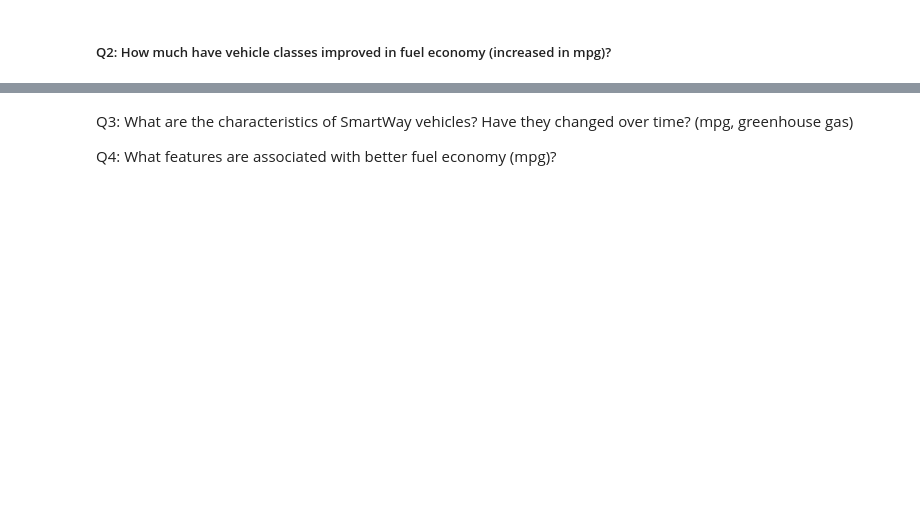
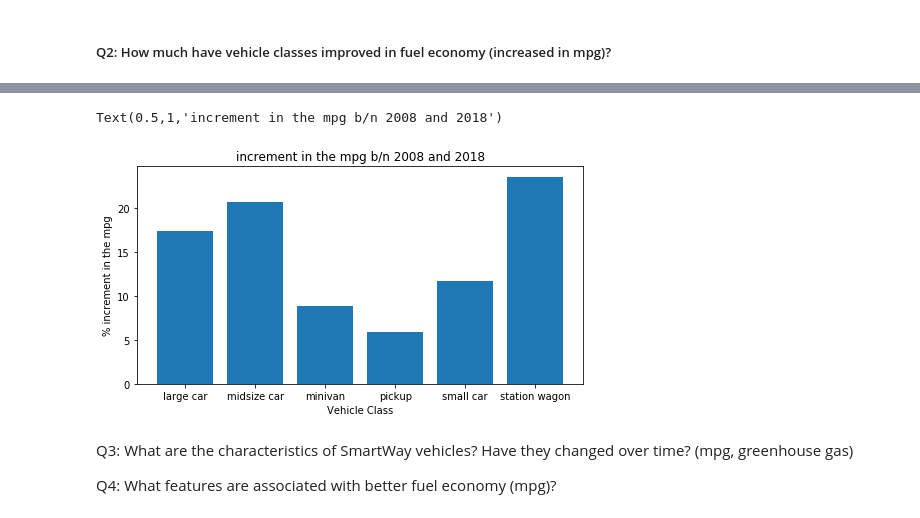
Before and after one commit to PadmarajBhat/DataAnalyst-1, a Jupyter notebook: The Data Analysis Process/Data Analysis Process - Case Study 2.ipynb, the cells around one changed output, grey strips where cells are left out. Drawn from its saved outputs; the diff is of its cells as text; code cells hidden in the pictures; blank space fills up the shorter version.

```diff
--- a/The Data Analysis Process/Data Analysis Process - Case Study 2.ipynb
+++ b/The Data Analysis Process/Data Analysis Process - Case Study 2.ipynb
@@ -660,0 +695,3 @@ plt.bar(np.array([2008,2018]),[df_alt_fuel_08.shape[0], df_alt_fuel_18.shape[0]]
+# %%
+mpg_08 = df_08_new.groupby('veh_class').cmb_mpg.mean()
+mpg_08
@@ -660,0 +709,3 @@ plt.bar(np.array([2008,2018]),[df_alt_fuel_08.shape[0], df_alt_fuel_18.shape[0]]
+# %%
+mpg_18 = df_18_new.groupby('veh_class').cmb_mpg.mean()
+mpg_18
@@ -661,3 +724,14 @@ plt.bar(np.array([2008,2018]),[df_alt_fuel_08.shape[0], df_alt_fuel_18.shape[0]]
+# %%
+inc = (mpg_18 - mpg_08)*100 / mpg_08
+inc.dropna(inplace=True)
+plt.figure(figsize=(8,4))
+plt.bar(inc.index, inc);
+plt.xlabel("Vehicle Class")
+plt.ylabel("% increment in the mpg")
+plt.title("increment in the mpg b/n 2008 and 2018")
+# %% [output]
+Text(0.5,1,'increment in the mpg b/n 2008 and 2018')
+[figure, added]
 # %% [markdown]
 
 Q3: What are the characteristics of SmartWay vehicles? Have they changed over time? (mpg, greenhouse gas)
```
Also changed, not shown: parts of 6 cells of this notebook.
